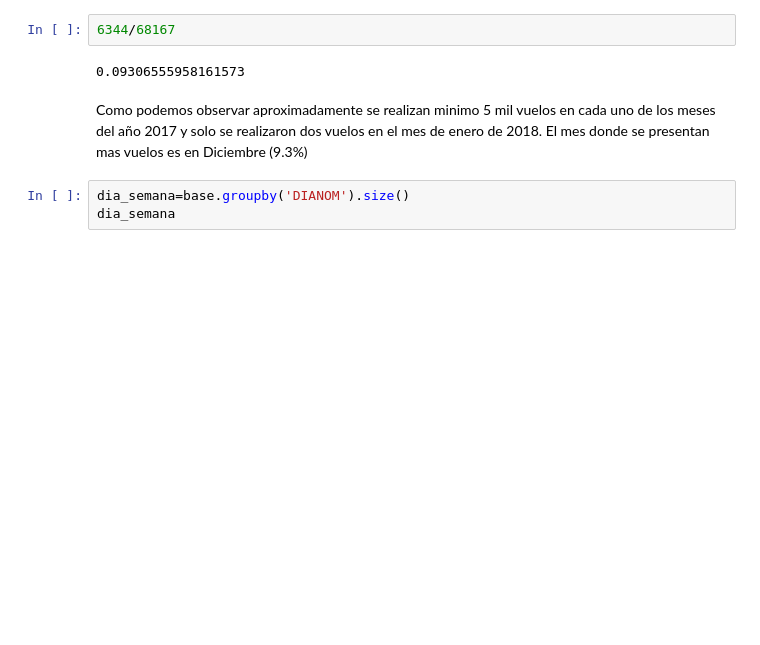
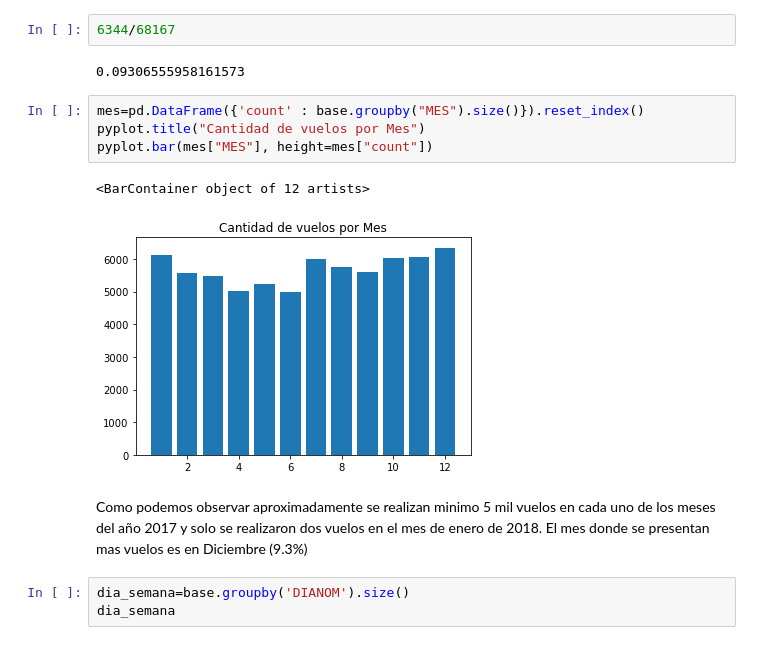
Before and after one commit to Danilo22m/Prueba-LATAM, a Jupyter notebook: solution.ipynb, the cells around one changed output. Drawn from its saved outputs; the diff is of its cells as text; blank space fills up the shorter version.

```diff
--- a/solution.ipynb
+++ b/solution.ipynb
@@ -51,6 +58,13 @@ anno_mes
 6344/68167
 # %% [output]
 0.09306555958161573
+# %%
+mes=pd.DataFrame({'count' : base.groupby("MES").size()}).reset_index()
+pyplot.title("Cantidad de vuelos por Mes")
+pyplot.bar(mes["MES"], height=mes["count"])
+# %% [output]
+<BarContainer object of 12 artists>
+[figure, added]
 # %% [markdown]
 Como podemos observar aproximadamente se realizan minimo 5 mil vuelos en cada uno de los meses del año 2017 y solo se realizaron dos vuelos en el mes de enero de 2018. El mes donde se presentan mas vuelos es en Diciembre (9.3%)
 # %%
```
Also changed, not shown: parts of 4 cells of this notebook.
